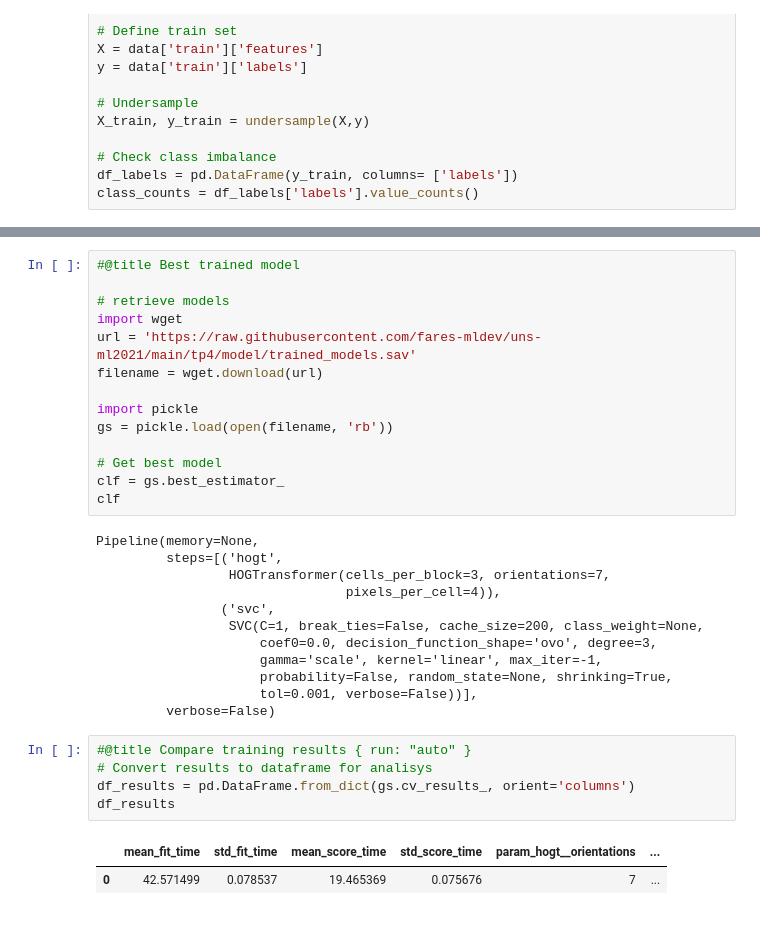
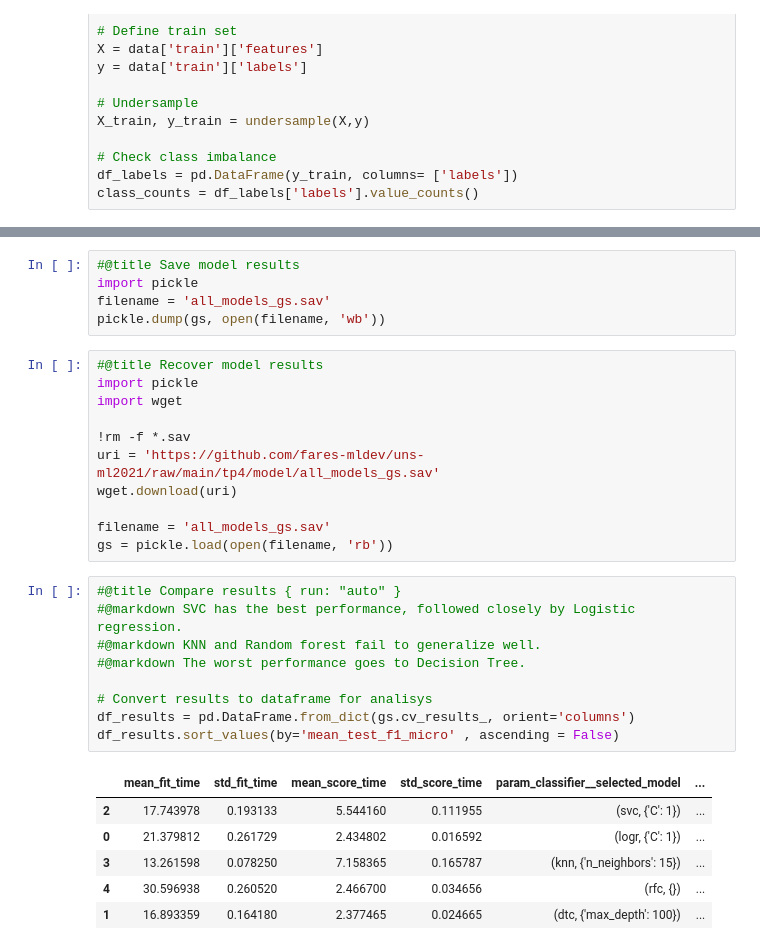
Before and after one commit to fares-mldev/uns-ml2021, a Jupyter notebook: tp4/ML_TP4_Traffic_Sign_Classification.ipynb, the cells around one changed output, grey strips where cells are left out. Cells and saved outputs as stored; diff of their text form.

```diff
--- a/tp4/ML_TP4_Traffic_Sign_Classification.ipynb
+++ b/tp4/ML_TP4_Traffic_Sign_Classification.ipynb
@@ -426,36 +668,34 @@ GridSearchCV(cv=5, error_score=nan,
              pre_dispatch='2*n_jobs', refit='f1_micro', return_train_score=True,
              scoring=['accuracy', 'f1_micro'], verbose=4)
+# %%
+#@title Save model results
+import pickle
+filename = 'all_models_gs.sav'
+pickle.dump(gs, open(filename, 'wb'))
 # %%
-#@title Best trained model
+#@title Recover model results
+import pickle
+import wget
 
-# retrieve models
-import wget
-url = 'https://raw.githubusercontent.com/fares-mldev/uns-ml2021/main/tp4/model/trained_models.sav'
-filename = wget.download(url)
+!rm -f *.sav
+uri = 'https://github.com/fares-mldev/uns-ml2021/raw/main/tp4/model/all_models_gs.sav'
+wget.download(uri)
 
-import pickle
+filename = 'all_models_gs.sav'
 gs = pickle.load(open(filename, 'rb'))
-
-# Get best model
-clf = gs.best_estimator_
-clf
-# %% [output]
-Pipeline(memory=None,
-         steps=[('hogt',
-                 HOGTransformer(cells_per_block=3, orientations=7,
-                                pixels_per_cell=4)),
-                ('svc',
-                 SVC(C=1, break_ties=False, cache_size=200, class_weight=None,
-                     coef0=0.0, decision_function_shape='ovo', degree=3,
-                     gamma='scale', kernel='linear', max_iter=-1,
-                     probability=False, random_state=None, shrinking=True,
-                     tol=0.001, verbose=False))],
-         verbose=False)
 # %%
-#@title Compare training results { run: "auto" }
+#@title Compare results { run: "auto" }
+#@markdown SVC has the best performance, followed closely by Logistic regression.
+#@markdown KNN and Random forest fail to generalize well.
+#@markdown The worst performance goes to Decision Tree.
+
 # Convert results to dataframe for analisys
 df_results = pd.DataFrame.from_dict(gs.cv_results_, orient='columns')
-df_results
+df_results.sort_values(by='mean_test_f1_micro' , ascending = False)
 # %% [output]
-|  | mean_fit_time | std_fit_time | mean_score_time | std_score_time | param_hogt__orientations | ... |
-| 0 | 42.571499 | 0.078537 | 19.465369 | 0.075676 | 7 | ... |
+|  | mean_fit_time | std_fit_time | mean_score_time | std_score_time | param_classifier__selected_model | ... |
+| 2 | 17.743978 | 0.193133 | 5.544160 | 0.111955 | (svc, {'C': 1}) | ... |
+| 0 | 21.379812 | 0.261729 | 2.434802 | 0.016592 | (logr, {'C': 1}) | ... |
+| 3 | 13.261598 | 0.078250 | 7.158365 | 0.165787 | (knn, {'n_neighbors': 15}) | ... |
+| 4 | 30.596938 | 0.260520 | 2.466700 | 0.034656 | (rfc, {}) | ... |
+| 1 | 16.893359 | 0.164180 | 2.377465 | 0.024665 | (dtc, {'max_depth': 100}) | ... |
```
Also changed, not shown: parts of 14 cells of this notebook.
